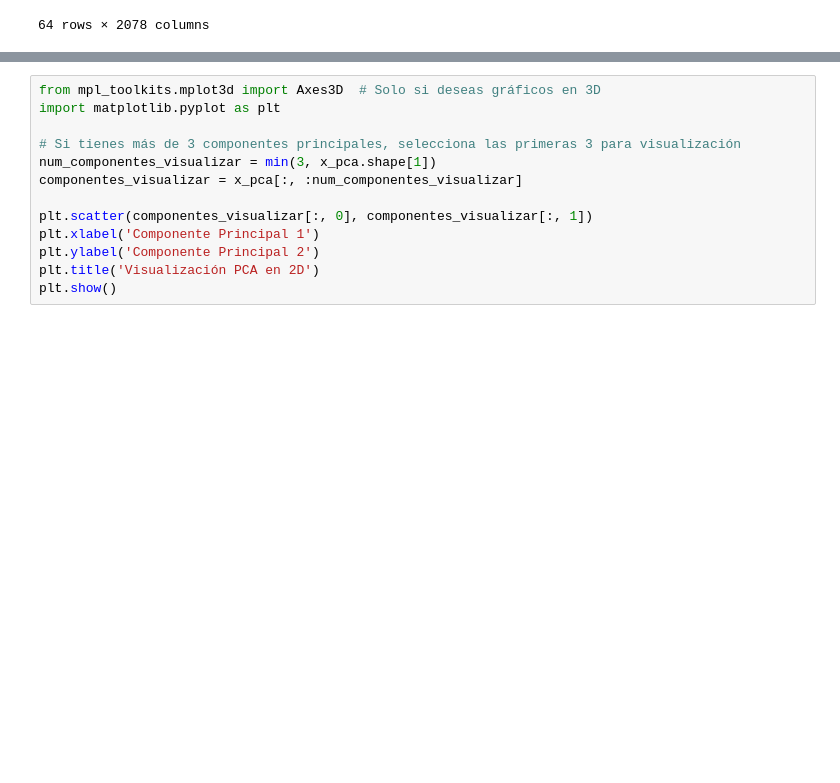
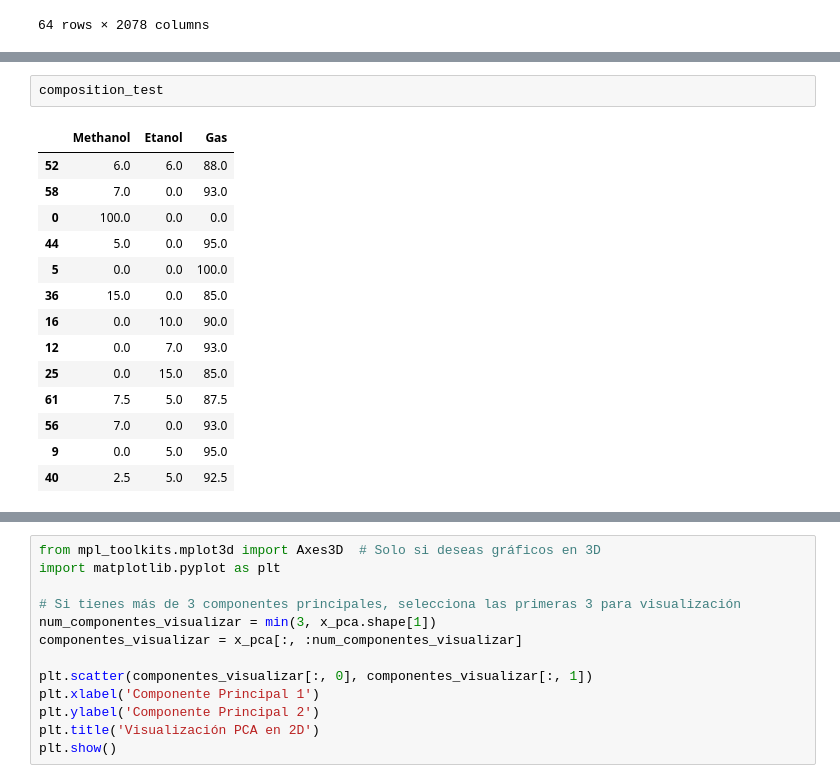
Before and after one commit to jisusP/MachineLearning, a Jupyter notebook: et_met_gas.ipynb, the cells around one changed output, grey strips where cells are left out. Drawn from its saved outputs; the diff is of its cells as text; blank space fills up the shorter version.

```diff
--- a/et_met_gas.ipynb
+++ b/et_met_gas.ipynb
@@ -40,0 +105,17 @@ x_train, x_test, composition_train, composition_test = train_test_split(x_pca, c
+# %%
+composition_test
+# %% [output]
+|  | Methanol | Etanol | Gas |
+| 52 | 6.0 | 6.0 | 88.0 |
+| 58 | 7.0 | 0.0 | 93.0 |
+| 0 | 100.0 | 0.0 | 0.0 |
+| 44 | 5.0 | 0.0 | 95.0 |
+| 5 | 0.0 | 0.0 | 100.0 |
+| 36 | 15.0 | 0.0 | 85.0 |
+| 16 | 0.0 | 10.0 | 90.0 |
+| 12 | 0.0 | 7.0 | 93.0 |
+| 25 | 0.0 | 15.0 | 85.0 |
+| 61 | 7.5 | 5.0 | 87.5 |
+| 56 | 7.0 | 0.0 | 93.0 |
+| 9 | 0.0 | 5.0 | 95.0 |
+| 40 | 2.5 | 5.0 | 92.5 |
```
Also changed, not shown: parts of 12 cells of this notebook.
